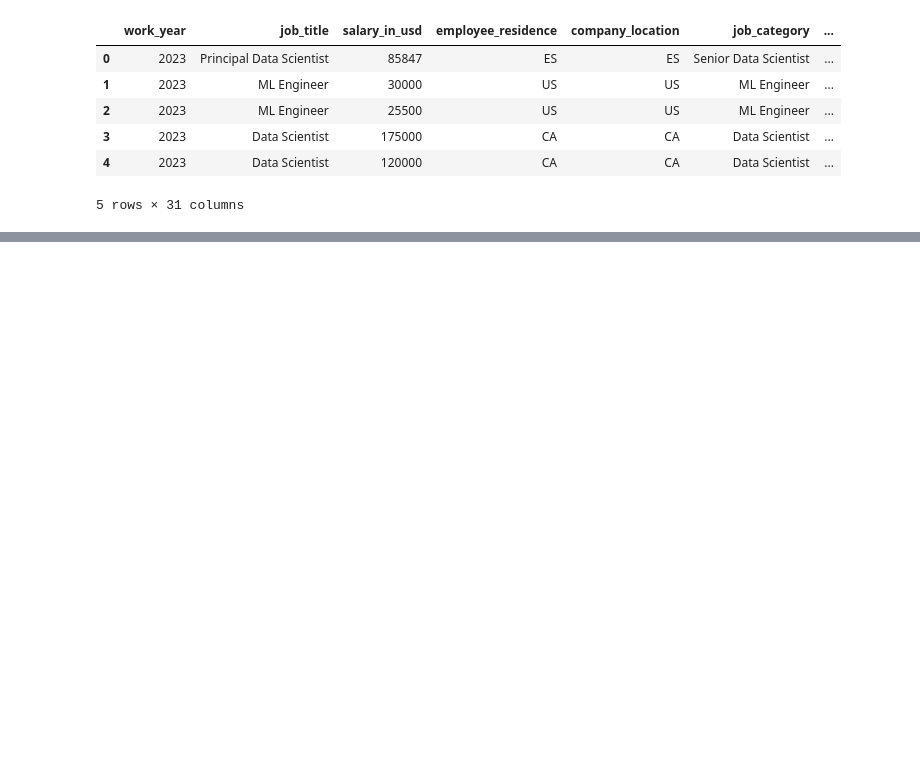
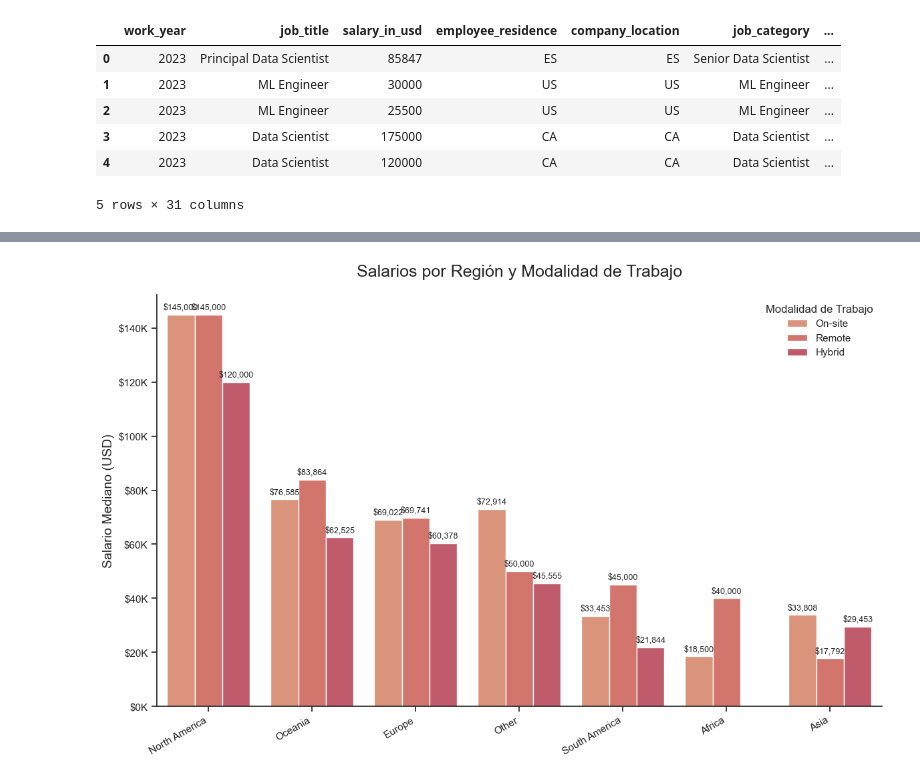
Before and after one commit to Jotis86/Data-Salaries, a Jupyter notebook: notebooks/data_visualization.ipynb, the cells around one changed output, grey strips where cells are left out. Cells and saved outputs as stored; diff of their text form; code cells hidden in the pictures; blank space fills up the shorter version.

```diff
--- a/notebooks/data_visualization.ipynb
+++ b/notebooks/data_visualization.ipynb
@@ -22,0 +145,29 @@ df.head()
+# %%
+# -----------------------
+# 4. Salarios por región y remoto vs presencial (CORREGIDO)
+# -----------------------
+fig, ax = plt.subplots(figsize=(14, 8))
+
+# Agrupar por región y configuración de trabajo
+region_work_salary = df.groupby(['region', 'work_setting'])['salary_in_usd'].median().reset_index()
+region_order = df.groupby('region')['salary_in_usd'].median().sort_values(ascending=False).index
+
+# Crear gráfico agrupado
+g = sns.barplot(x='region', y='salary_in_usd', hue='work_setting', data=region_work_salary,
+                palette=palette4, order=region_order, ax=ax)
+
+# Añadir etiquetas de valor (CORREGIDO)
+for container in ax.containers:
+    labels = [f"${int(v):,}" for v in container.datavalues]
+    ax.bar_label(container, labels=labels, padding=3, fontsize=9)
+
+ax.set_title('Salarios por Región y Modalidad de Trabajo', fontsize=18, pad=20)
+ax.set_xlabel('')
+ax.set_ylabel('Salario Mediano (USD)', fontsize=14)
+ax.yaxis.set_major_formatter(salary_formatter)
+ax.legend(title='Modalidad de Trabajo')
+plt.xticks(rotation=30, ha='right')
+
+plt.show()
+# %% [output]
+[figure, added]
```
Also changed, not shown: parts of 23 cells of this notebook.
